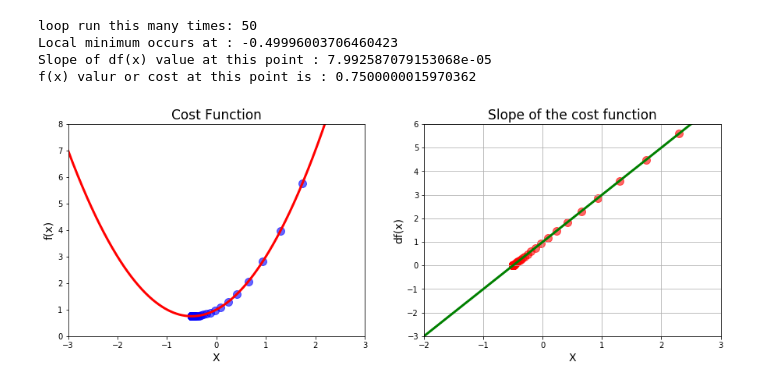
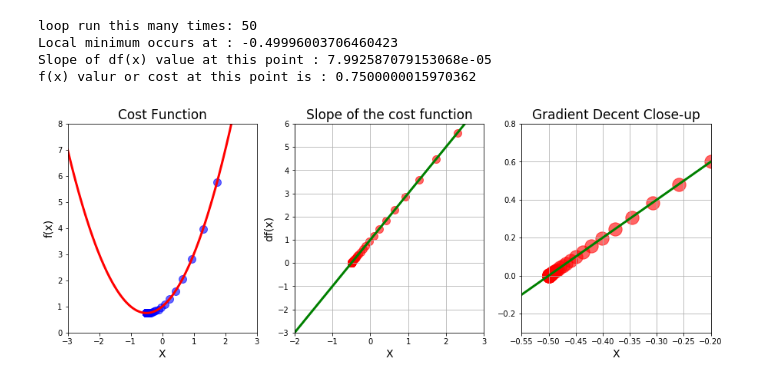
Before and after one commit to Samuel-S-Ampofo/MachineLearning, a Jupyter notebook: optimisation and gradient decent.ipynb, the cells around one changed output. Cells and saved outputs as stored; diff of their text form; code cells hidden in the pictures.

```diff
--- a/optimisation and gradient decent.ipynb
+++ b/optimisation and gradient decent.ipynb
@@ -123,31 +123,42 @@ Local minimum occurs at : -0.49996003706460423
 Slope of df(x) value at this point : 7.992587079153068e-05
 f(x) valur or cost at this point is : 0.7500000015970362
 # %%
-# super impose the gradien  decent calculation  plot the cost function
+# super impose the gradient  decent calculation  plot the cost function
 plt.figure(figsize = [15,5])
-plt.subplot(1,2,1)
+plt.subplot(1,3,1)
 plt.xlim([-3,3])
 plt.ylim(0,8)
 plt.title('Cost Function', fontsize = 17)
 plt.xlabel('X',  fontsize = 14)
 plt.ylabel('f(x)', fontsize = 14)
 plt.plot(x_1, f(x_1), color ='red', linewidth=3)
 
 values = np.array(x_list)
 plt.scatter(x_list,f(values), color='blue', s=100, alpha=0.6)
 
 #second function of the Derivatives
-plt.subplot(1,2,2)
+plt.subplot(1,3,2)
 plt.grid()
 plt.title('Slope of the cost function', fontsize = 17)
 plt.xlabel('X',  fontsize = 14)
 plt.ylabel('df(x)', fontsize = 14)
 plt.xlim([-2,3])
 plt.ylim(-3,6)
+
 plt.plot(x_1, df(x_1), color ='green', linewidth=3)
 plt.scatter(x_list,slope_list , color='red', s=100, alpha=0.6)
 
+# zooming in on the chart
+plt.subplot(1,3,3)
+plt.title('Gradient Decent Close-up', fontsize = 17)
+plt.xlabel('X',  fontsize = 14)
+plt.grid()
+#plt.ylabel('df(x)', fontsize = 14)
+plt.xlim([-0.55, -0.2])
+plt.ylim(-0.3,0.8)
 
+plt.plot(x_1, df(x_1), color ='green', linewidth=3)
+plt.scatter(x_list,slope_list , color='red', s=300, alpha=0.6)
 plt.show()
 # %% [output]
-[figure, old version]
+[figure, new version]
```
Also changed, not shown: parts of 18 cells of this notebook.
